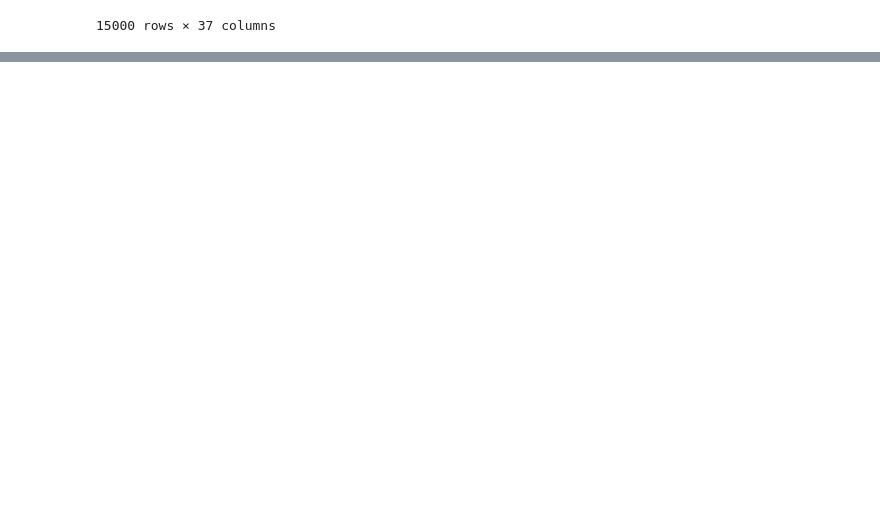
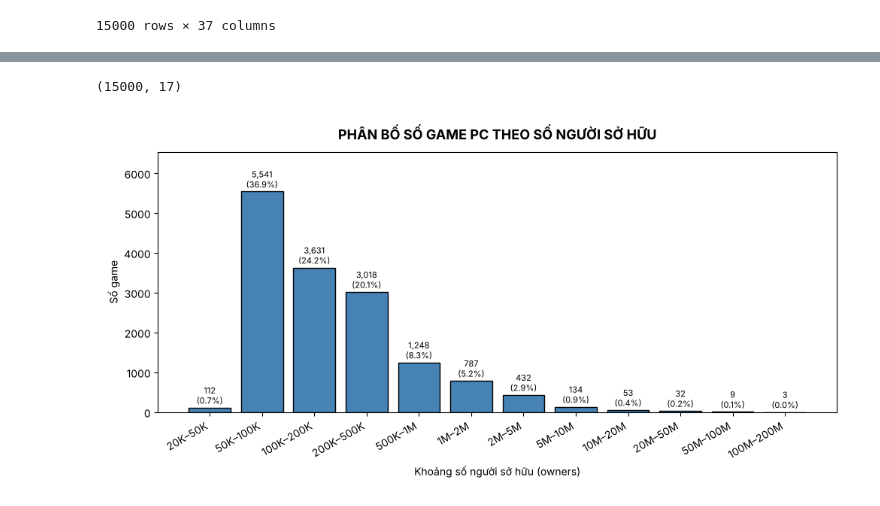
Before and after one commit to hoangle040706/Gaming-Market-Industry-Analytics, a Jupyter notebook: notebooks/etl/01_etl_pc.ipynb, the cells around one changed output, grey strips where cells are left out. Saved outputs shown, nothing was run; the diff lists cells and outputs as text; code cells hidden in the pictures; blank space fills up the shorter version.

Commit message:
Add charts to PC

```diff
--- a/notebooks/etl/01_etl_pc.ipynb
+++ b/notebooks/etl/01_etl_pc.ipynb
@@ -287,0 +297,48 @@ df_cleaned.to_csv(PROCESSED_DATA_PATH, index=False, encoding='utf-8-sig')
+# %%
+EDA_DIR = os.path.join('..', '..', 'visuals', 'eda_static', 'pc')
+os.makedirs(EDA_DIR, exist_ok=True)
+
+# Đọc lại dữ liệu đã làm sạch để vẽ biểu đồ
+df_eda = pd.read_csv(PROCESSED_DATA_PATH)
+print(df_eda.shape)
+# %% [output]
+(15000, 17)
+# %%
+# Biểu đồ 1: Số game theo khoảng số người sở hữu (owners)
+def short_num(n):
+    return f'{n / 1e6:g}M' if n >= 1e6 else f'{n / 1e3:g}K'
+
+def owners_label(text):
+    nums = re.findall(r'\d+', text.replace(',', ''))
+    low, high = [float(x) for x in nums]
+    return f'{short_num(low)}–{short_num(high)}'
+
+# Volume_Units (trung điểm) -> nhãn khoảng owners gốc
+bracket = (
+    df.drop_duplicates('owners')
+    .set_index('Volume_Units')['owners']
+    .map(owners_label)
+)
+cnt = df_eda['Volume_Units'].value_counts().sort_index()
+cnt.index = cnt.index.map(bracket)
+
+fig, ax = plt.subplots(figsize=(10, 5))
+bars = ax.bar(cnt.index, cnt.values,
+              color='steelblue', edgecolor='black')
+ax.bar_label(
+    bars,
+    labels=[f'{v:,}\n({v / len(df_eda) * 100:.1f}%)'
+            for v in cnt.values],
+    fontsize=8, padding=2,
+)
+ax.set_ylim(0, cnt.max() * 1.18)
+ax.set_title('PHÂN BỐ SỐ GAME PC THEO SỐ NGƯỜI SỞ HỮU',
+             fontsize=13, fontweight='bold', pad=12)
+ax.set_xlabel('Khoảng số người sở hữu (owners)')
+ax.set_ylabel('Số game')
+plt.xticks(rotation=30, ha='right')
+plt.tight_layout()
+plt.savefig(os.path.join(EDA_DIR, 'eda_pc_1_owners.png'), dpi=150)
+plt.show()
+# %% [output]
+[figure, added]
```
Also changed, not shown: parts of 3 cells of this notebook.
